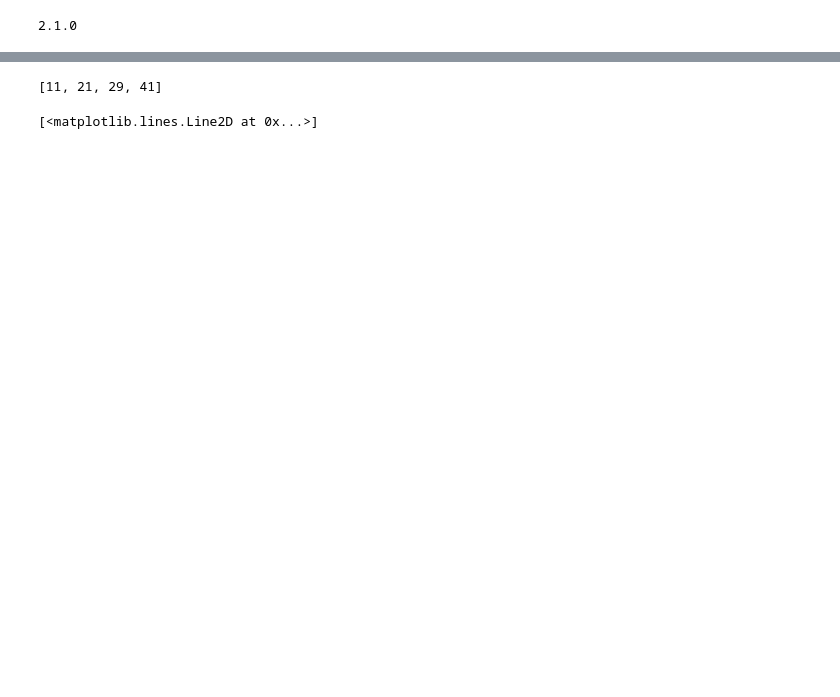
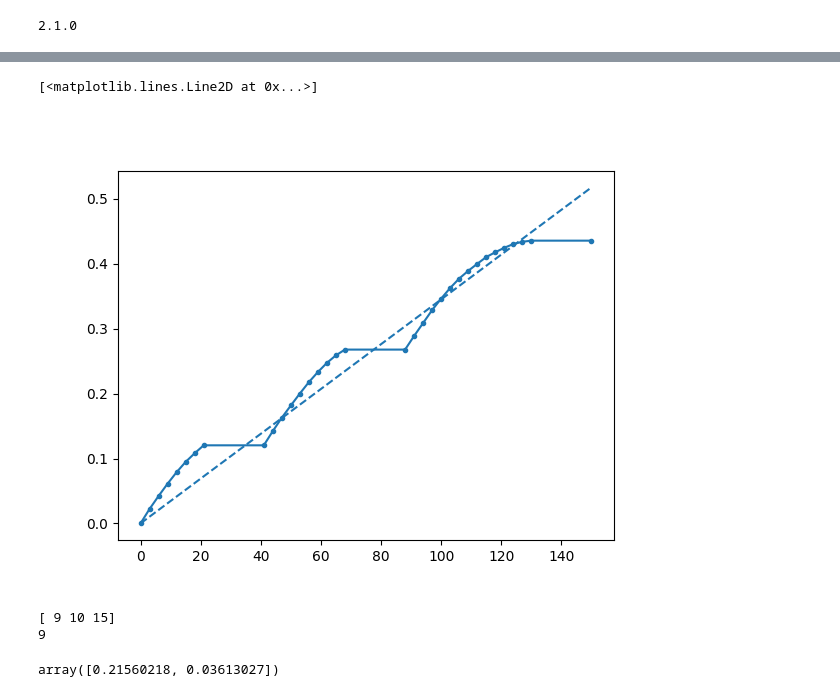
Before and after one commit to promitmoitra/frg, a Jupyter notebook: hssm/frg_nb.ipynb, the cells around one changed output, grey strips where cells are left out. Drawn from its saved outputs; the diff is of its cells as text; code cells hidden in the pictures; blank space fills up the shorter version.

```diff
--- a/hssm/frg_nb.ipynb
+++ b/hssm/frg_nb.ipynb
@@ -113,16 +124,18 @@ leave_resp_filt = df["response"]==0
 
 # preshort_patch_rew
 # # np.mean([[preshort_patch_rew],[prelong_patch_rew],[postshort_patch_rew],[postlong_patch_rew]],0)
+# %%
+##Sections for testing:
+
+subid = 45320;
+
+stress_cond = 1; tt_cond = 20;
+
+subid_filt = df["subj_idx"]==subid
+stress_filt = df["condition"]==stress_cond
+tt_filt = df["travel_time"]==tt_cond
 # %%
-##Sections for testing:
-
-subid = 7873;
-
-stress_cond = 1; tt_cond = 5; c='C0'
-
-subid_filt = df["subj_idx"]==subid
-
-##Correcting for abrupt tt_cond changes:
+#Correcting for abrupt tt_cond changes:
 patch_leave_idx = pd.Index(df[subid_filt & leave_resp_filt].index)
 patch_entry_idx = pd.Index([df[subid_filt].index[0]]+list(patch_leave_idx+1))
 patch_trial_idx = [list(range(i,j+1)) for (i,j) in list(zip(patch_entry_idx,patch_leave_idx))]
@@ -131,46 +144,47 @@ for idxs in patch_trial_idx:
         df.loc[idxs,"travel_time"] = df.loc[idxs[-1],"travel_time"]
 #         df.replace(to_replace=df.loc[idxs]["travel_time"].to_list(),value=df.loc[idxs[-1]]["travel_time"],inplace=True)
 #         df.at[idxs,"travel_time"] = df.loc[idxs[-1]]["travel_time"]
-##
-
-stress_filt = df["condition"]==stress_cond
-tt_filt = df["travel_time"]==tt_cond
 # %%
 patch_leave_idx = pd.Index(df[subid_filt & stress_filt & tt_filt & leave_resp_filt].index)
-patch_entry_idx = pd.Index([df[subid_filt & stress_filt & tt_filt].index[0]]+list(patch_leave_idx+1))
+if subid==26383 and tt_cond==5:
+    patch_entry_idx = pd.Index([df[subid_filt & stress_filt & tt_filt].index[1]]+list(patch_leave_idx+1))
+else:
+    patch_entry_idx = pd.Index([df[subid_filt & stress_filt & tt_filt].index[0]]+list(patch_leave_idx+1))
+
 patch_trial_idx = [list(range(i,j+1)) for (i,j) in list(zip(patch_entry_idx,patch_leave_idx))]
+
 patch_lens = [len(i) for i in patch_trial_idx]
 num_trials = sum(patch_lens)
 long_patch_len = max(patch_lens)
 num_patches = len(patch_trial_idx)
 
 rel_patch_trial_idx = [np.array(i)-i[0] for i in patch_trial_idx]
 rel_trial_idx = [list(np.array(i)-patch_trial_idx[0][0]) for i in patch_trial_idx]
 rel_leave_idx = list(patch_leave_idx - patch_entry_idx[0])
 
-print(rel_leave_idx)
-
-tot_rew = np.concatenate(([list(df.loc[i]["tot_reward"]) for i in patch_trial_idx]))
-tot_rew = tot_rew-tot_rew[0]
-
 x_data = np.array([0]+[trial_time]*num_trials)
 x_data[np.array(rel_leave_idx)] = tt_cond
 x_data = np.cumsum(x_data[:-1])
 
+tot_rew = np.concatenate(([list(df.loc[i]["tot_reward"]) for i in patch_trial_idx]))
+
+tot_rew = tot_rew-tot_rew[0]
 patch_cum_rew = [list(tot_rew[i]) for i in rel_trial_idx]
+
 # print(rel_trial_idx,'\n\n',patch_cum_rew)
 
 y_data = tot_rew
 
 reg = LinearRegression(fit_intercept=False).fit(x_data.reshape(-1,1),y_data.reshape(-1,1))
 slope = reg.coef_; slope = slope.flatten()
 
-# fig,ax=plt.subplots()
+c='C0'
+fig,ax=plt.subplots()
 ax.plot(x_data,x_data*slope,'--'+c)
 ax.plot(x_data,y_data,'.-'+c,label=str(subid)+' '+str(stress_dict[stress_cond])+str(tt_dict[tt_cond]))
 # %% [output]
-[11, 21, 29, 41]
+[<matplotlib.lines.Line2D at 0x...>]
-[<matplotlib.lines.Line2D at 0x...>]
+[figure, added]
 # %%
 patch_rew = [np.array(i)-i[0] for i in patch_cum_rew]
 
@@ -184,13 +198,19 @@ def neg_exp_resp(x,a,b):
     return a*(1-np.exp(-b*x))
 
 mean_rew = np.nanmean(stay_lock_patch_rew,0)
-fit_x = [0]+[trial_time]*len(mean_rew); fit_x = np.cumsum(fit_x[:-1])
+tmp = np.sort(np.unique(patch_lens));
+# fit_len = int(np.mean(tmp))#[len(tmp)//2-1:len(tmp)//2+2]))
+fit_len = int(np.min(tmp[len(tmp)//2-1:len(tmp)//2+2]))
+# fit_len = 9
+print(tmp);print(fit_len)
+fit_x = [0]+[trial_time]*fit_len; fit_x = np.cumsum(fit_x[:-1])
 
-ax.plot(fit_x,mean_rew[:],'.k')
+ax.plot(fit_x,mean_rew[:fit_len],'.k')
 
-popt, pcov = curve_fit(neg_exp_resp,fit_x,mean_rew)
+popt, pcov = curve_fit(neg_exp_resp,fit_x,mean_rew[:fit_len])
 ax.plot(fit_x,neg_exp_resp(fit_x,*popt),'--k')
 opt = popt
+opt
 
 # sub_popt = []
 # for i in range(num_patches):
@@ -204,6 +224,10 @@ opt = popt
 # opt = np.mean(sub_popt,0)
 # opt = sub_popt[np.where(sub_popt[:,1]==max(sub_popt[:,1]))[0]][0]
 # print(sub_popt[np.where(sub_popt[:,1]==max(sub_popt[:,1]))[0]],'\n',opt)
+# %% [output]
+[ 9 10 15]
+9
+array([0.21560218, 0.03613027])
 # %%
 # patch_len = [0]+[len(i) for i in patch_cum_rew]
 # patch_len = np.cumsum(patch_len)
```
Also changed, not shown: parts of 9 cells of this notebook.
